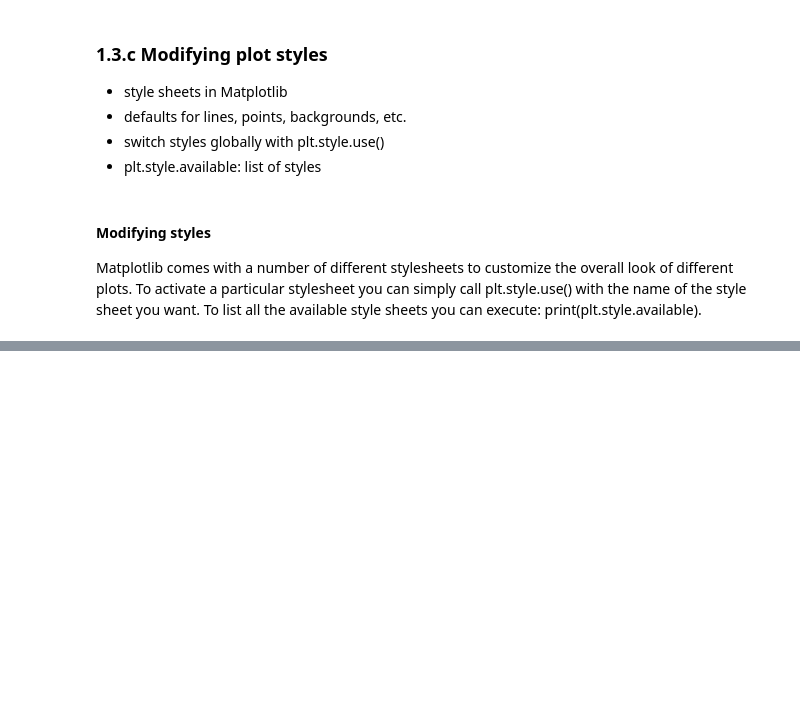
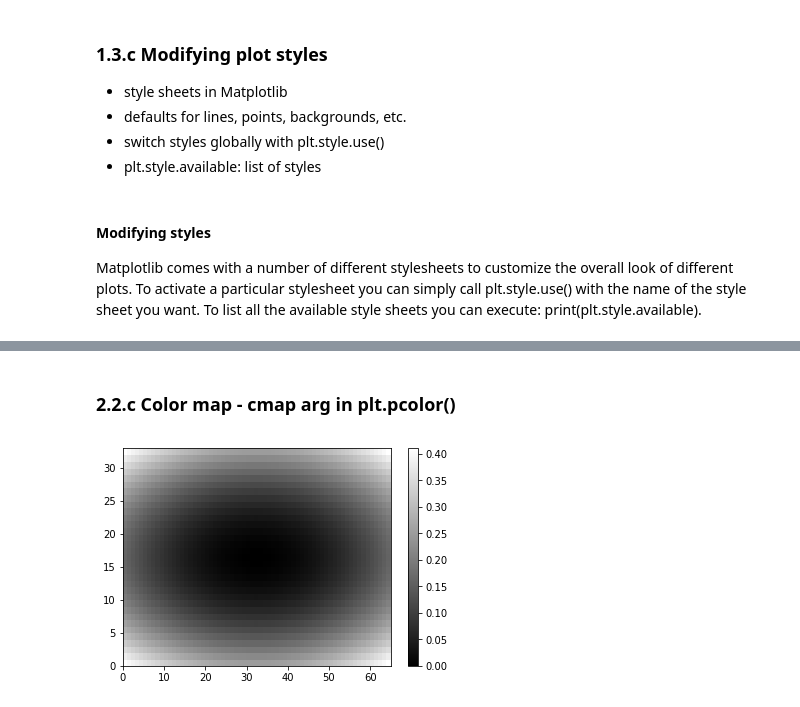
Before and after one commit to kamshee/Python-reference, a Jupyter notebook: Data Visualization with Python.ipynb, the cells around one changed output, grey strips where cells are left out. Drawn from its saved outputs; the diff is of its cells as text; code cells hidden in the pictures; blank space fills up the shorter version.

```diff
--- a/Data Visualization with Python.ipynb
+++ b/Data Visualization with Python.ipynb
@@ -457,0 +600,9 @@ plt.show()
+# %% [markdown]
+### 2.2.c Color map - cmap arg in plt.pcolor()
+# %%
+# black to white color map - greyscale image
+plt.pcolor(Z, cmap='gray')
+plt.colorbar()
+plt.show()
+# %% [output]
+[figure, added]
```
Also changed, not shown: parts of 103 cells of this notebook, 9 other files.
